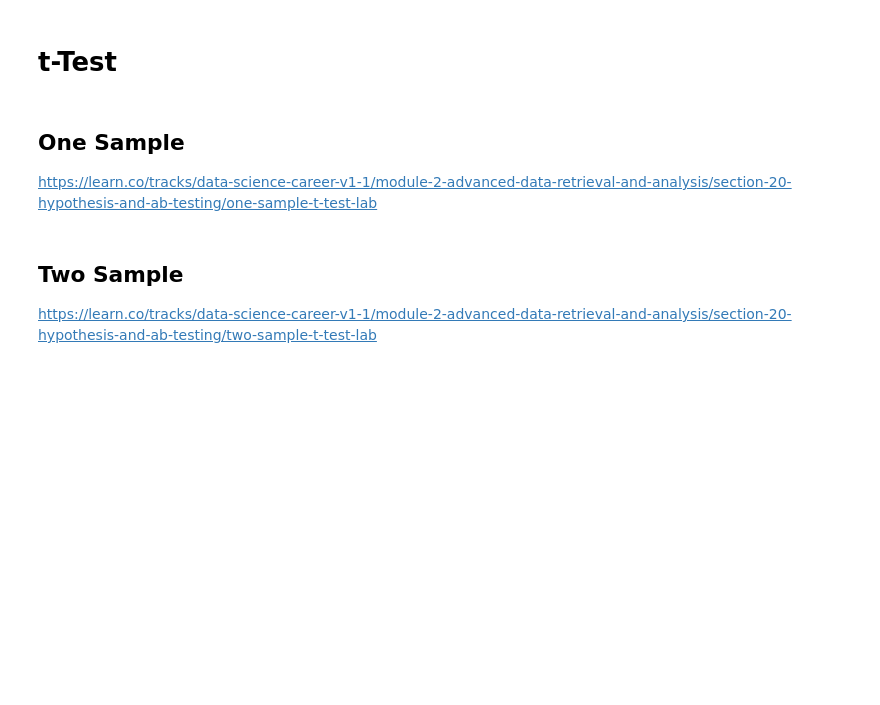
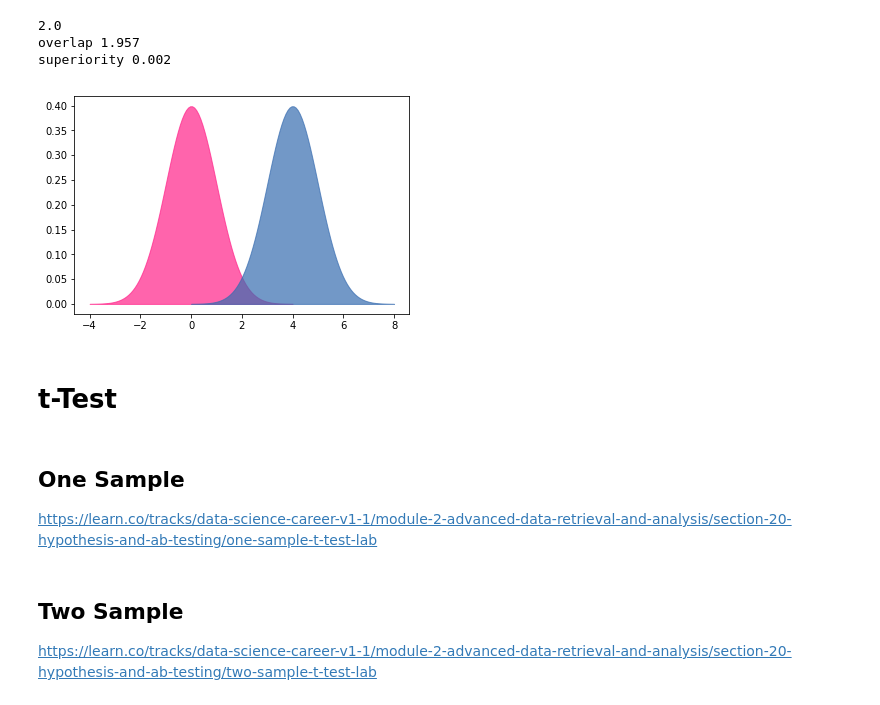
Before and after one commit to MrGeislinger/flatiron-school-data-science-curriculum-resources, a Jupyter notebook: Mod2/ExperimentalDesign/statistical_tests.ipynb, the cells around one changed output. Drawn from its saved outputs; the diff is of its cells as text; code cells hidden in the pictures; blank space fills up the shorter version.

```diff
--- a/Mod2/ExperimentalDesign/statistical_tests.ipynb
+++ b/Mod2/ExperimentalDesign/statistical_tests.ipynb
@@ -9,3 +130,10 @@ https://learn.co/tracks/data-science-career-v1-1/module-2-advanced-data-retrieva
+# %%
+plot_pdfs(cohen_d=4.0)
+# %% [output]
+2.0
+overlap 1.957
+superiority 0.002
+[figure, added]
 # %% [markdown]
 # t-Test
 # %% [markdown]
```
Also changed, not shown: parts of 13 cells of this notebook.
